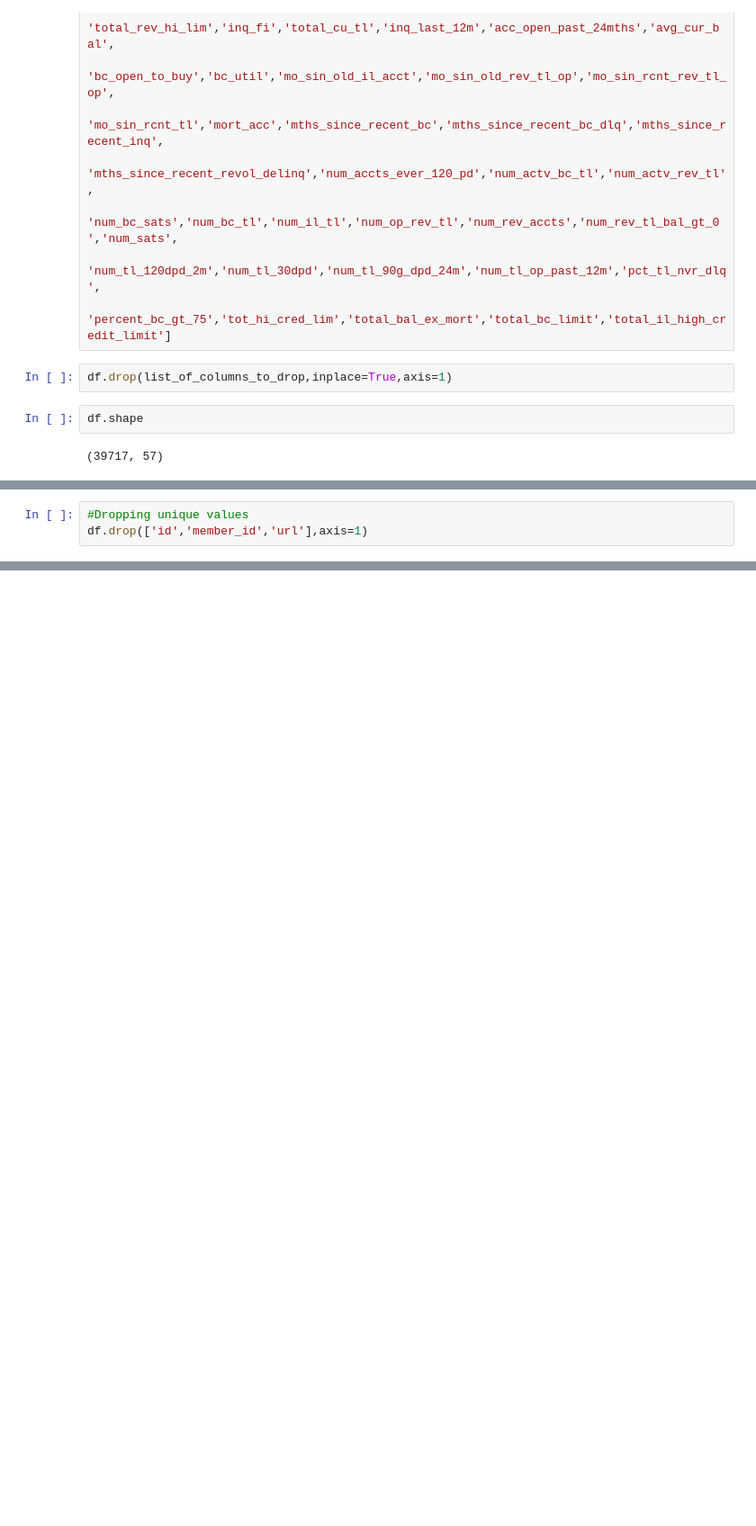
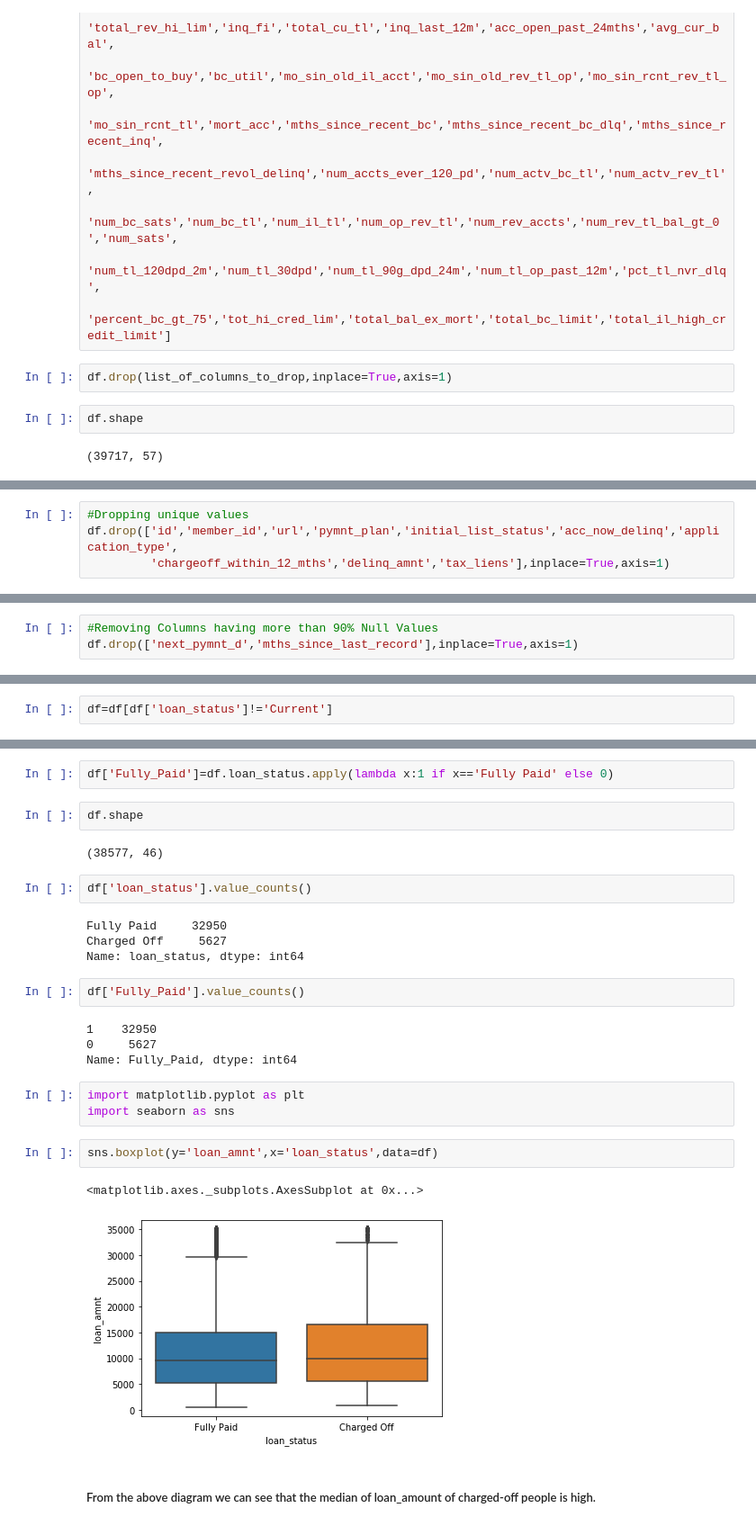
Before and after one commit to shivachandrakante/UpGrad_EDA_Assignment, a Jupyter notebook: Untitled.ipynb, the cells around one changed output, grey strips where cells are left out. Shown at 90% size. Cells and saved outputs as stored; diff of their text form; blank space fills up the shorter version.

Commit message:
Performed a bit of analysis on the data

```diff
--- a/Untitled.ipynb
+++ b/Untitled.ipynb
@@ -73,3 +90,4 @@ False
 # %%
 #Dropping unique values
-df.drop(['id','member_id','url'],axis=1)
+df.drop(['id','member_id','url','pymnt_plan','initial_list_status','acc_now_delinq','application_type',
+         'chargeoff_within_12_mths','delinq_amnt','tax_liens'],inplace=True,axis=1)
@@ -77,0 +114,3 @@ False
+# %%
+#Removing Columns having more than 90% Null Values
+df.drop(['next_pymnt_d','mths_since_last_record'],inplace=True,axis=1)
@@ -77,0 +350,2 @@ False
+# %%
+df=df[df['loan_status']!='Current']
@@ -77,0 +356,28 @@ False
+# %%
+df['Fully_Paid']=df.loan_status.apply(lambda x:1 if x=='Fully Paid' else 0)
+# %%
+df.shape
+# %% [output]
+(38577, 46)
+# %%
+df['loan_status'].value_counts()
+# %% [output]
+Fully Paid     32950
+Charged Off     5627
+Name: loan_status, dtype: int64
+# %%
+df['Fully_Paid'].value_counts()
+# %% [output]
+1    32950
+0     5627
+Name: Fully_Paid, dtype: int64
+# %%
+import matplotlib.pyplot as plt
+import seaborn as sns
+# %%
+sns.boxplot(y='loan_amnt',x='loan_status',data=df)
+# %% [output]
+<matplotlib.axes._subplots.AxesSubplot at 0x...>
+[figure, added]
+# %% [markdown]
+##### From the above diagram we can see that the median of loan_amount of charged-off people is high.
```
Also changed, not shown: parts of 95 cells of this notebook, 1 other file.
